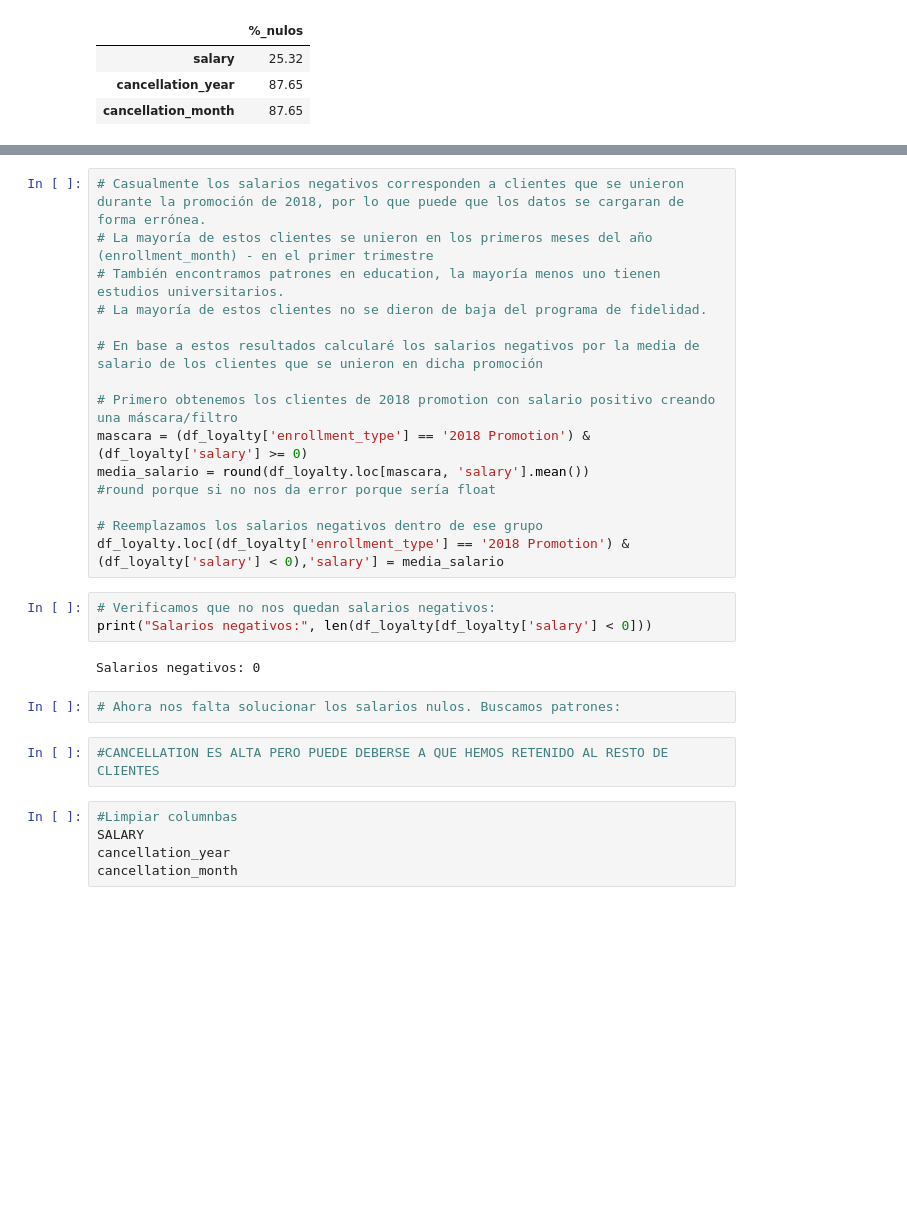
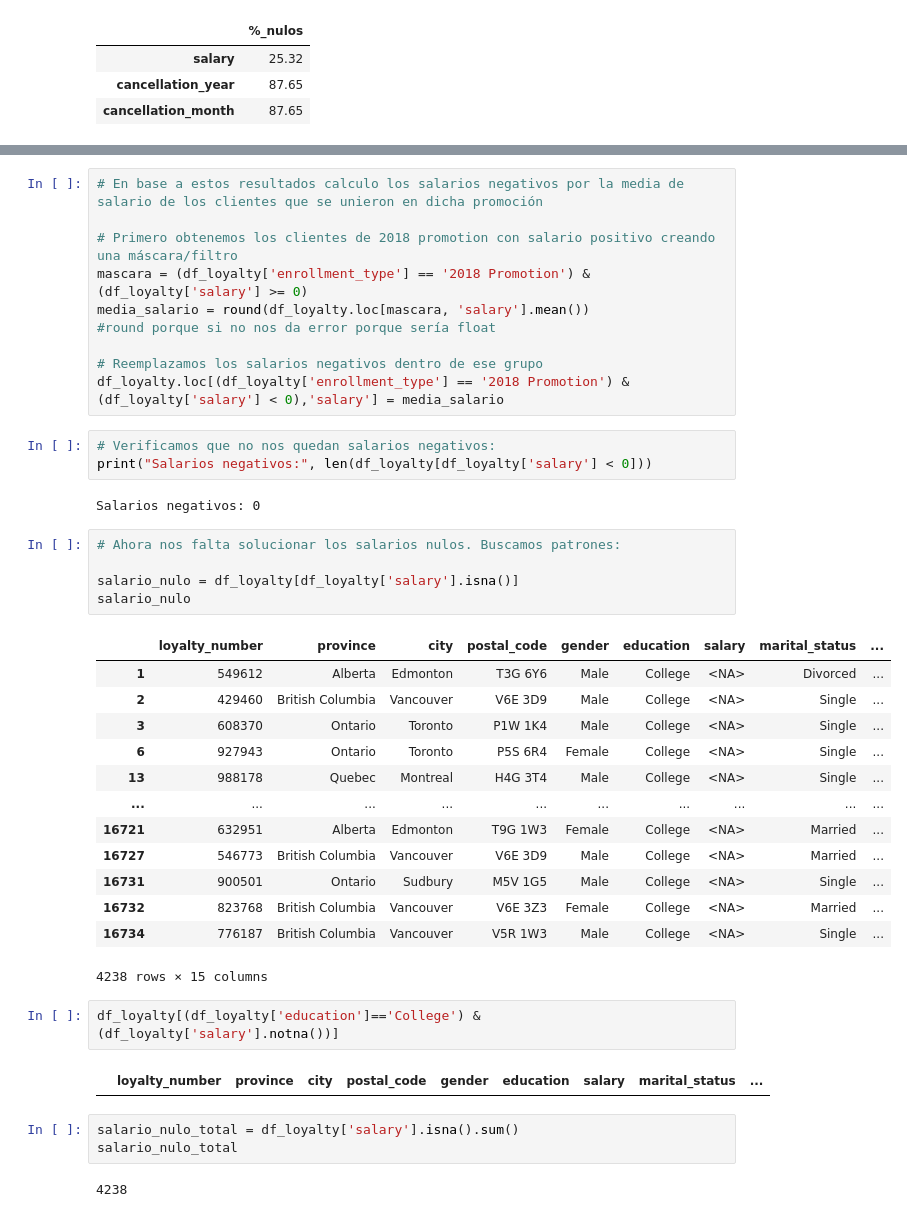
Before and after one commit to Adalab/bda-modulo-3-evaluacion-final-AndreaGD96, a Jupyter notebook: II_EDA_Loyalty_History.ipynb, the cells around one changed output, grey strips where cells are left out. Saved outputs shown, nothing was run; the diff lists cells and outputs as text; blank space fills up the shorter version.

```diff
--- a/II_EDA_Loyalty_History.ipynb
+++ b/II_EDA_Loyalty_History.ipynb
@@ -299,10 +302,5 @@ negativos
 # %%
-# Casualmente los salarios negativos corresponden a clientes que se unieron durante la promoción de 2018, por lo que puede que los datos se cargaran de forma errónea.
-# La mayoría de estos clientes se unieron en los primeros meses del año (enrollment_month) - en el primer trimestre
-# También encontramos patrones en education, la mayoría menos uno tienen estudios universitarios.
-# La mayoría de estos clientes no se dieron de baja del programa de fidelidad.
-
-# En base a estos resultados calcularé los salarios negativos por la media de salario de los clientes que se unieron en dicha promoción
+# En base a estos resultados calculo los salarios negativos por la media de salario de los clientes que se unieron en dicha promoción
 
 # Primero obtenemos los clientes de 2018 promotion con salario positivo creando una máscara/filtro
 mascara = (df_loyalty['enrollment_type'] == '2018 Promotion') & (df_loyalty['salary'] >= 0)
@@ -317,10 +315,29 @@ print("Salarios negativos:", len(df_loyalty[df_loyalty['salary'] < 0]))
 Salarios negativos: 0
 # %%
 # Ahora nos falta solucionar los salarios nulos. Buscamos patrones:
+
+salario_nulo = df_loyalty[df_loyalty['salary'].isna()]
+salario_nulo
+# %% [output]
+|  | loyalty_number | province | city | postal_code | gender | education | salary | marital_status | ... |
+| 1 | 549612 | Alberta | Edmonton | T3G 6Y6 | Male | College | <NA> | Divorced | ... |
+| 2 | 429460 | British Columbia | Vancouver | V6E 3D9 | Male | College | <NA> | Single | ... |
+| 3 | 608370 | Ontario | Toronto | P1W 1K4 | Male | College | <NA> | Single | ... |
+| 6 | 927943 | Ontario | Toronto | P5S 6R4 | Female | College | <NA> | Single | ... |
+| 13 | 988178 | Quebec | Montreal | H4G 3T4 | Male | College | <NA> | Single | ... |
+| ... | ... | ... | ... | ... | ... | ... | ... | ... | ... |
+| 16721 | 632951 | Alberta | Edmonton | T9G 1W3 | Female | College | <NA> | Married | ... |
+| 16727 | 546773 | British Columbia | Vancouver | V6E 3D9 | Male | College | <NA> | Married | ... |
+| 16731 | 900501 | Ontario | Sudbury | M5V 1G5 | Male | College | <NA> | Single | ... |
+| 16732 | 823768 | British Columbia | Vancouver | V6E 3Z3 | Female | College | <NA> | Married | ... |
+| 16734 | 776187 | British Columbia | Vancouver | V5R 1W3 | Male | College | <NA> | Single | ... |
+4238 rows × 15 columns
-# %%
-#CANCELLATION ES ALTA PERO PUEDE DEBERSE A QUE HEMOS RETENIDO AL RESTO DE CLIENTES
-# %%
-#Limpiar columnbas
-SALARY
-cancellation_year
-cancellation_month
+# %%
+df_loyalty[(df_loyalty['education']=='College') & (df_loyalty['salary'].notna())]
+# %% [output]
+|  | loyalty_number | province | city | postal_code | gender | education | salary | marital_status | ... |
+# %%
+salario_nulo_total = df_loyalty['salary'].isna().sum()
+salario_nulo_total
+# %% [output]
+4238
```
Also changed, not shown: parts of 14 cells of this notebook, 1 other file.
